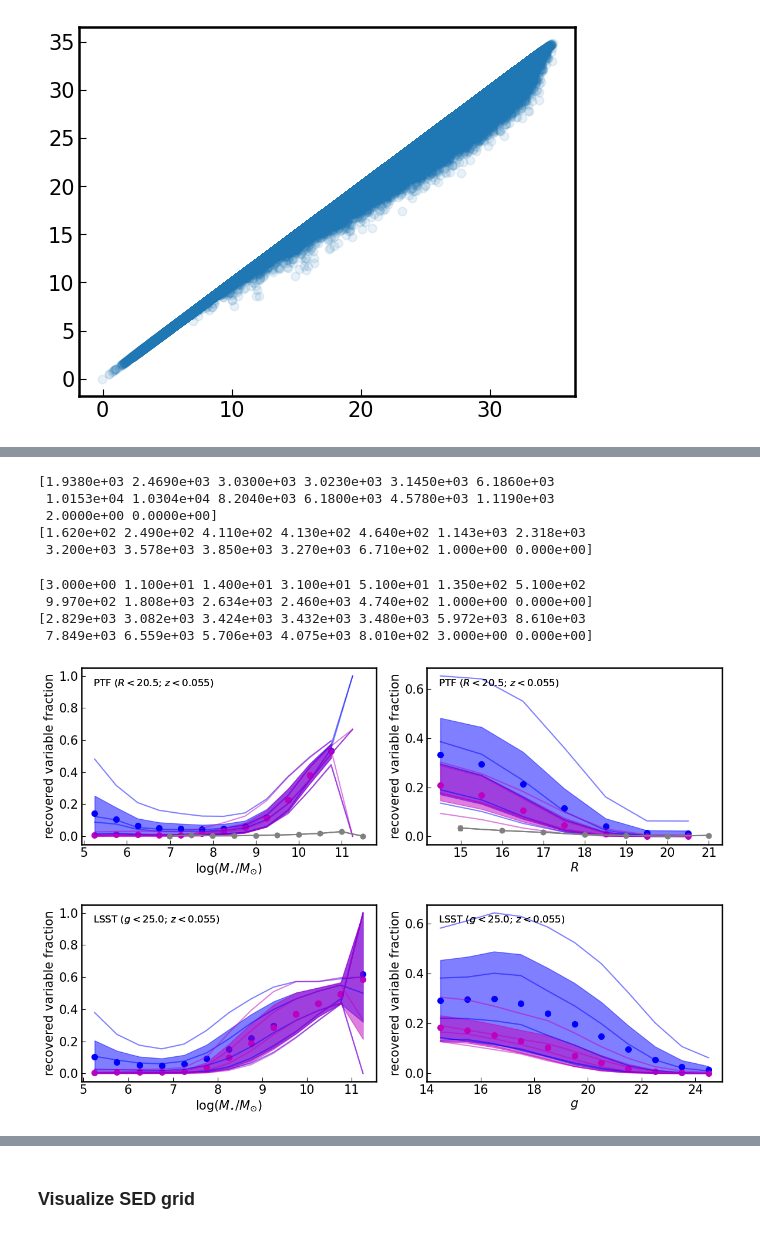
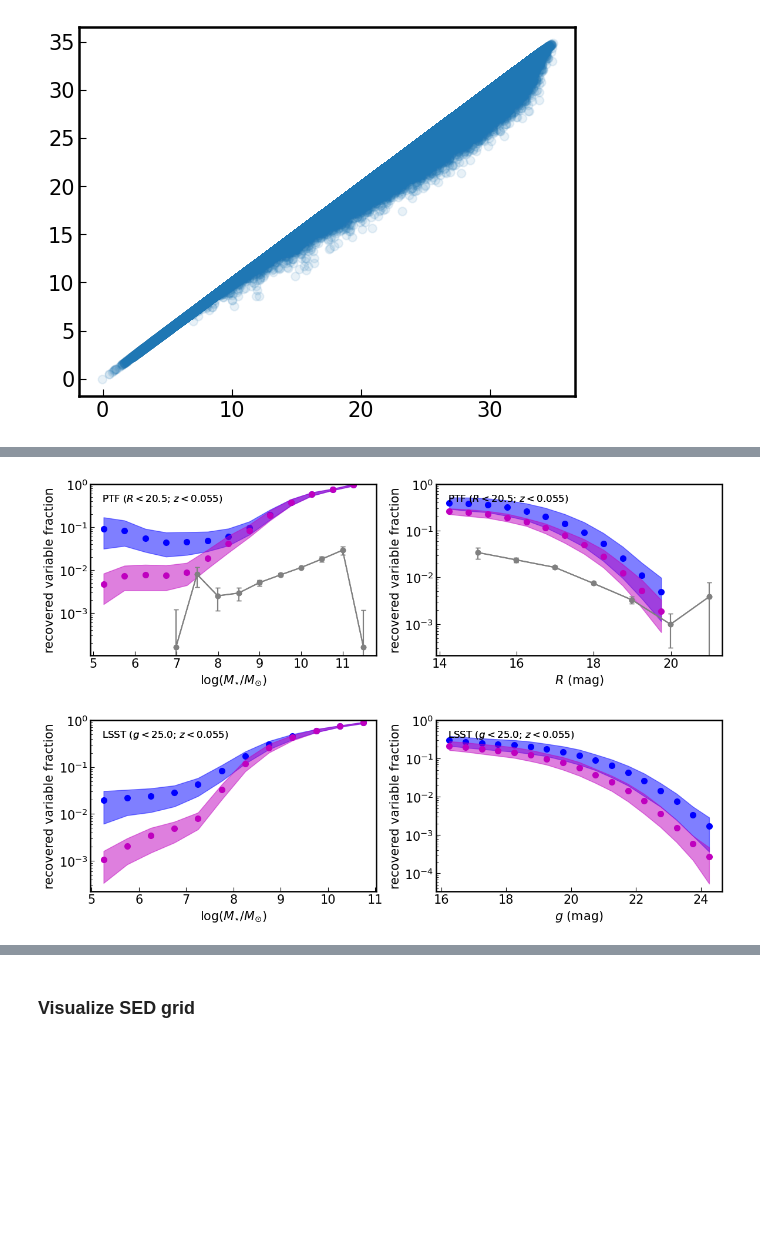
Before and after one commit to burke86/imbh_forecast, a Jupyter notebook: forecast.ipynb, the cells around one changed output, grey strips where cells are left out. Saved outputs shown, nothing was run; the diff lists cells and outputs as text; code cells hidden in the pictures; blank space fills up the shorter version.

```diff
--- a/forecast.ipynb
+++ b/forecast.ipynb
@@ -116,5 +140,7 @@ model_lsst.sample(nbins=16, nbootstrap=5, zmax=0.055, eta=1e1, ndraw_dim=4e7)
 fig_ptf = model_ptf.plot()
 #fig_lsst = model_lsst.plot()
 
+axs = fig_ptf.axes
+axs[0].scatter(M_star, phi_i, marker='o', facecolors='none', edgecolors='r')
 fig_ptf.savefig('model.pdf', dpi=300)
 # %% [output]
@@ -173,6 +200,7 @@ fig, ax = plt.subplots(1, 1, figsize=(5, 4))
 
 m_eval = np.linspace(15, 25)
 m_5 = {'ptf':20.5, 'lsst':25.0}
+m_sat = {'ptf':14.0, 'lsst':16.0}
 gamma = {'ptf':0.04, 'lsst':0.038}
 
 def pm_prec(mag, gamma=0.038, m_5=25.0, sigma_sys=0.003):
@@ -344,16 +375,15 @@ for k, (key, s) in enumerate(samples.items()):
         mask_mass = s['M_BH_draw'][j,:ndraw_dim] > 1e2*u.Msun
         #mask_tau = tau > 3
         mask_mag = s[f'm_{band}_{seed}'][j,:ndraw_dim] < m_5[key]
-        #mask_sat
-        mask_var = s[f'sigma_var_{seed}'][j,:ndraw_dim] > 3
-        mask_sat = s[f'm_{band}_{seed}'][j,:ndraw_dim] > 14
+        mask_var = s[f'sigma_var_{seed}'][j,:ndraw_dim] > 2
+        mask_sat = s[f'm_{band}_{seed}'][j,:ndraw_dim] > m_sat[key]
 
-        ax.scatter(s[f'm_{band}_{seed}'][j,:][mask_mass & mask_var],#, & mask_sat],
-                   np.log10(s[f'SFinf_{band}_{seed}'][j,:][mask_mass & mask_var]),# & mask_sat]),
+        ax.scatter(s[f'm_{band}_{seed}'][j,:][mask_mass & mask_var & mask_sat],
+                   np.log10(s[f'SFinf_{band}_{seed}'][j,:][mask_mass & mask_var & mask_sat]),
                    color='red', s=2, zorder=1, alpha=0.5)
 
 
-    ax.set_xlim([14, m_5[key]])
+    ax.set_xlim([m_sat[key], m_5[key]])
     ax.set_ylabel(r'$\log(\rm{{SF}}_{\infty} / {\rm{mag}})$')
     ax.set_xlabel(fr'${band_names[key]}$ (mag)')
     fig.tight_layout()
@@ -381,8 +411,8 @@ for k, (key, s) in enumerate(samples.items()):
             mask_mass = s[f'M_BH_draw_{seed}'][j,:ndraw_dim] > 1e2*u.Msun
             mask_mass_all = s[f'M_BH_draw'][j,:ndraw_dim] > 1e2*u.Msun
             mask_mag = s[f'm_{band}_{seed}'][j,:ndraw_dim] < m_5[key]
-            mask_sat = s[f'm_{band}_{seed}'][j,:ndraw_dim] > 14
-            mask_var = s[f'sigma_var_{seed}'][j,:ndraw_dim] > 3
+            mask_sat = s[f'm_{band}_{seed}'][j,:ndraw_dim] > m_sat[key]
+            mask_var = s[f'sigma_var_{seed}'][j,:ndraw_dim] > 2
 
             x = s['z_draw'][j,:ndraw_dim][mask_mass_all & mask_mag & mask_sat]
             y = np.log10(s[f'M_BH_draw'][j,:ndraw_dim].value)[mask_mass_all & mask_mag & mask_sat]
@@ -455,7 +485,7 @@ plt.scatter(s[f'm_{band}_popIII'], s[f'm_{band}_dc'], alpha=0.1)
 # %%
 labels = {'ptf':r'PTF ($R < 20.5$; $z < 0.055$)', 'lsst':r'LSST ($g < 25.0$; $z < 0.055$)'}
 colors = ['b', 'm']
-band_names = {'ptf':'R', 'lsst':'g'}
+band_names = {'ptf':r'$R$ (mag)', 'lsst':r'$g$ (mag)'}
 
 for k, (key, s) in enumerate(samples.items()):
 
@@ -487,30 +517,33 @@ for k, (key, s) in enumerate(samples.items()):
         for j in range(nbootstrap):
             ndraw = int(s['ndraws'][j])
             ndraw_dim = int(np.max(s['ndraws']))
+            print(ndraw)
 
             mask_var = s[f'sigma_var_{seed}'][j,:ndraw_dim] > 2
             mask_tau = s[f'tau_RF_{band}_{seed}'][j,:ndraw_dim] > 5
             mask_mag = s[f'm_{band}_{seed}'][j,:ndraw_dim] < m_5[key]
-            mask_sat = s[f'm_{band}_{seed}'][j,:ndraw_dim] > 14
+            mask_sat = s[f'm_{band}_{seed}'][j,:ndraw_dim] > m_sat[key]
             mask_mass = (M_BH[j,:ndraw_dim] > 10**2*u.Msun)
             mask_mass_all = (M_BH_all[j,:ndraw_dim] > 10**2*u.Msun)
 
-            bin_count, bin_edges, binnumber = st.binned_statistic(log_M_star_all[j,:ndraw_dim][mask_mag & mask_sat],
-                                                                  log_M_star_all[j,:ndraw_dim][mask_mag & mask_sat],
+            m_star_bin = log_M_star_all[j,:ndraw_dim][mask_mag & mask_sat]
+            bin_count, bin_edges, binnumber = st.binned_statistic(m_star_bin, m_star_bin,
                                                                   statistic='count', bins=bins)
-            bin_count_var, bin_edges, binnumber = st.binned_statistic(log_M_star_all[j,:ndraw_dim][mask_mass & mask_var & mask_sat],
-                                                                      log_M_star_all[j,:ndraw_dim][mask_mass & mask_var & mask_sat],
+            m_star_bin = log_M_star_all[j,:ndraw_dim][mask_mass & mask_var & mask_sat]
+            bin_count_var, bin_edges, binnumber = st.binned_statistic(m_star_bin, m_star_bin,
                                                                       statistic='count', bins=bins)
             f[j] = bin_count_var/bin_count
             bin_width = (bin_edges[1] - bin_edges[0])
             bin_centers = bin_edges[1:] - bin_width/2
-            print(bin_count_var)
-            axs[0].plot(bin_centers, f[j], color=colors[i], alpha=0.5)
+            #print(bin_count_var)
+            # Need to rescale total number of z<0.055 galaxies to 35,000 to match BGG20
+            #axs[0].plot(bin_centers, f[j], color=colors[i], alpha=0.5)
 
         bin_width = (bin_edges[1] - bin_edges[0])
         bin_centers = bin_edges[1:] - bin_width/2
 
-        axs[0].fill_between(bin_centers, np.percentile(f, 16, axis=0), np.percentile(f, 84, axis=0), color=colors[i], alpha=0.5)
+        axs[0].fill_between(bin_centers, np.percentile(f, 16, axis=0), np.percentile(f, 84, axis=0),
+                            color=colors[i], alpha=0.5)
         # There are some "simulation" noise here if eta is too large
         axs[0].scatter(bin_centers, np.mean(f, axis=0), lw=2, color=colors[i])
         axs[0].set_ylabel('recovered variable fraction')
@@ -529,7 +562,7 @@ for k, (key, s) in enumerate(samples.items()):
 
         mag = s[f'm_{band}_{seed}']
 
-        bins = np.arange(14, m_5[key]+1, 1.0)
+        bins = np.arange(14, m_5[key], 0.5)
         M_star = np.log10(s[f'M_star_draw'].value)
 
         f = np.full([nbootstrap, len(bins)-1], np.nan)
@@ -541,29 +574,32 @@ for k, (key, s) in enumerate(samples.items()):
             mask_var = s[f'sigma_var_{seed}'][j,:ndraw_dim] > 2
             mask_tau = s[f'tau_RF_{band}_{seed}'][j,:ndraw_dim] > 5
             mask_mag = s[f'm_{band}_{seed}'][j,:ndraw_dim] < m_5[key]
-            mask_sat = s[f'm_{band}_{seed}'][j,:ndraw_dim] > 14
+            mask_sat = s[f'm_{band}_{seed}'][j,:ndraw_dim] > m_sat[key]
             mask_mass = (M_BH[j,:ndraw_dim] > 10**2*u.Msun)
             mask_mass_all = (M_BH_all[j,:ndraw_dim] > 10**2*u.Msun)
 
-            bin_count, bin_edges, binnumber = st.binned_statistic(mag[j,:ndraw_dim][mask_mag & mask_sat],
-                                                                  log_M_star_all[j,:ndraw_dim][mask_mag & mask_sat],
+            mag_bin = mag[j,:ndraw_dim][mask_mag & mask_sat]
+            m_star_bin = log_M_star_all[j,:ndraw_dim][mask_mag & mask_sat]
+            bin_count, bin_edges, binnumber = st.binned_statistic(mag_bin, m_star_bin,
                                                                   statistic='count', bins=bins)
-            bin_count_var, bin_edges, binnumber = st.binned_statistic(mag[j,:ndraw_dim][mask_mass & mask_var & mask_sat],
-                                                                      log_M_star_all[j,:ndraw_dim][mask_mass & mask_var & mask_sat],
+            mag_bin = mag[j,:ndraw_dim][mask_mass & mask_var & mask_sat]
+            m_star_bin = log_M_star_all[j,:ndraw_dim][mask_mass & mask_var & mask_sat]
+            bin_count_var, bin_edges, binnumber = st.binned_statistic(mag_bin, m_star_bin,
                                                                       statistic='count', bins=bins)
             f[j] = bin_count_var/bin_count
             bin_width = (bin_edges[1] - bin_edges[0])
             bin_centers = bin_edges[1:] - bin_width/2
-            axs[1].plot(bin_centers, f[j], color=colors[i], alpha=0.5)
+            #axs[1].plot(bin_centers, f[j], color=colors[i], alpha=0.5)
 
         bin_width = (bin_edges[1] - bin_edges[0])
         bin_centers = bin_edges[1:] - bin_width/2
 
-        axs[1].fill_between(bin_centers, np.percentile(f, 16, axis=0), np.percentile(f, 84, axis=0), color=colors[i], alpha=0.5)
+        axs[1].fill_between(bin_centers, np.percentile(f, 16, axis=0), np.percentile(f, 84, axis=0),
+                            color=colors[i], alpha=0.5)
         # There are some "simulation" noise here if eta is too large
         axs[1].scatter(bin_centers, np.mean(f, axis=0), lw=2, color=colors[i])
         axs[1].set_ylabel('recovered variable fraction')
-        axs[1].set_xlabel(fr'${band_names[key]}$')
+        axs[1].set_xlabel(band_names[key])
         #axs[1].set_xlim([6, 11])
         axs[1].text(0.04, 0.90, label, fontsize=12, transform=axs[1].transAxes)
 
@@ -575,7 +611,11 @@ for k, (key, s) in enumerate(samples.items()):
             bgg_f = dat['col2'].data
             axs[1].errorbar(bgg_m, bgg_f, st.binom.std(n, bgg_f)/n, marker='o', color='gray', capsize=3)
 
-        #axs[1].set_ylim([-0.005, 0.05])
+    axs[0].set_yscale('log')
+    axs[1].set_yscale('log')
+
+    axs[0].set_ylim([None, 1])
+    axs[1].set_ylim([None, 1])
 
     fig.tight_layout()
     fig.savefig(f'varfrac_{key}.pdf', dpi=300)
@@ -619,11 +645,2 @@ lsst
-[1.9380e+03 2.4690e+03 3.0300e+03 3.0230e+03 3.1450e+03 6.1860e+03
- 1.0153e+04 1.0304e+04 8.2040e+03 6.1800e+03 4.5780e+03 1.1190e+03
- 2.0000e+00 0.0000e+00]
-[1.620e+02 2.490e+02 4.110e+02 4.130e+02 4.640e+02 1.143e+03 2.318e+03
- 3.200e+03 3.578e+03 3.850e+03 3.270e+03 6.710e+02 1.000e+00 0.000e+00]
-[3.000e+00 1.100e+01 1.400e+01 3.100e+01 5.100e+01 1.350e+02 5.100e+02
- 9.970e+02 1.808e+03 2.634e+03 2.460e+03 4.740e+02 1.000e+00 0.000e+00]
-[2.829e+03 3.082e+03 3.424e+03 3.432e+03 3.480e+03 5.972e+03 8.610e+03
- 7.849e+03 6.559e+03 5.706e+03 4.075e+03 8.010e+02 3.000e+00 0.000e+00]
-[figure, old version]
+[figure, new version]
-[figure, old version]
+[figure, new version]
```
Also changed, not shown: parts of 24 cells of this notebook, 1 other file.
